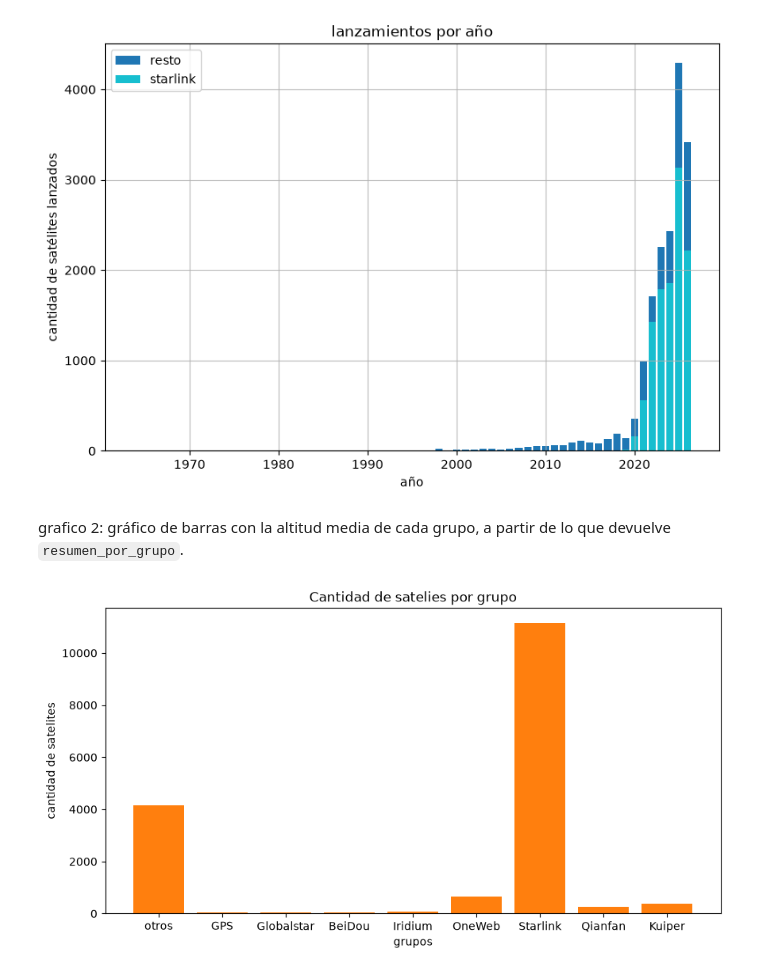
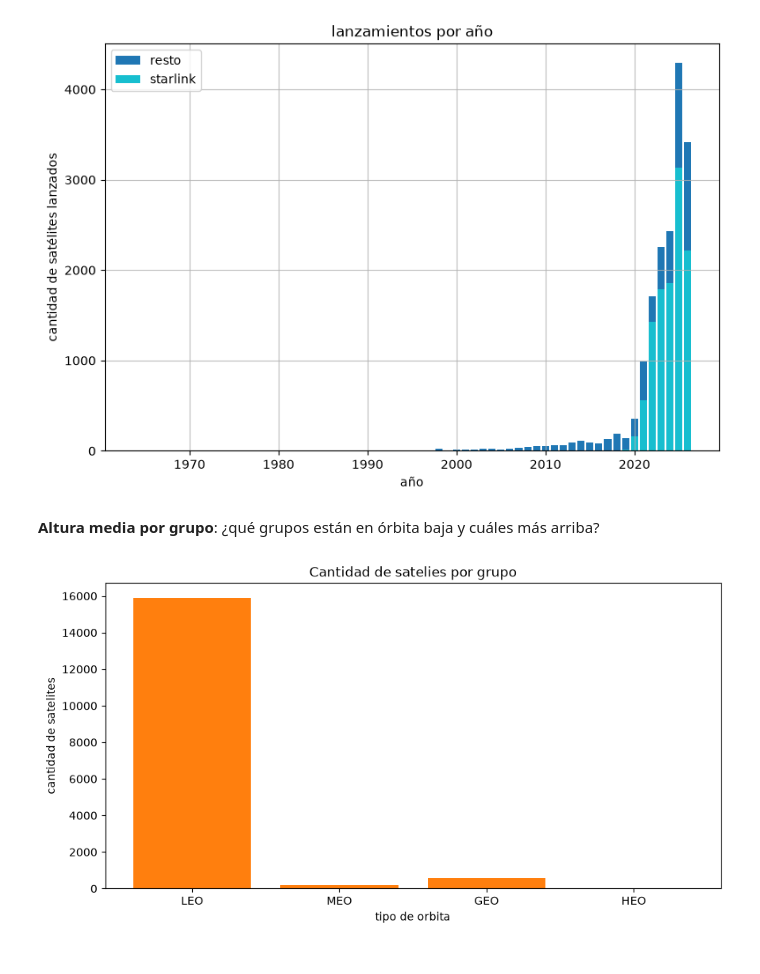
Before and after one commit to melaninicolmoyasuarez-hash/proyesat, a Jupyter notebook: informe.ipynb, the cells around one changed output. Cells and saved outputs as stored; diff of their text form; code cells hidden in the pictures.

```diff
--- a/informe.ipynb
+++ b/informe.ipynb
@@ -161,20 +159,16 @@ plt.show()
 # %% [output]
 [figure]
 # %% [markdown]
-grafico 2:
-    gráfico de barras con la altitud media de cada grupo, a partir de lo que devuelve `resumen_por_grupo`.
+**Altura media por grupo**: ¿qué grupos están en órbita baja y cuáles más arriba?
 # %%
-
-resumen_grupos= contar_por_grupo(registros)
-
-gruposs= list(resumen_grupos.keys())
-cantidades= list(resumen_grupos.values())
+orbitas= list(resumen_g.keys())
+cantidades= [len(altitudes) for altitudes in resumen_g.values()]
 
 plt.figure(figsize=(10,5))
-plt.bar(gruposs, cantidades, color="C1")
+plt.bar(orbitas, cantidades, color="C1")
 plt.title("Cantidad de satelies por grupo")
-plt.xlabel("grupos")
+plt.xlabel("tipo de orbita")
 plt.ylabel("cantidad de satelites")
 plt.show()
 # %% [output]
-[figure, old version]
+[figure, new version]
```
Also changed, not shown: parts of 2 cells of this notebook.
